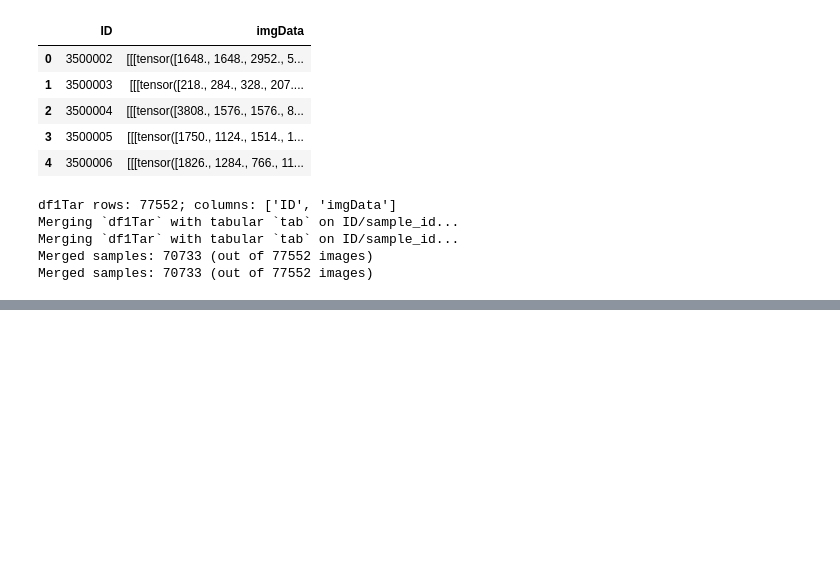
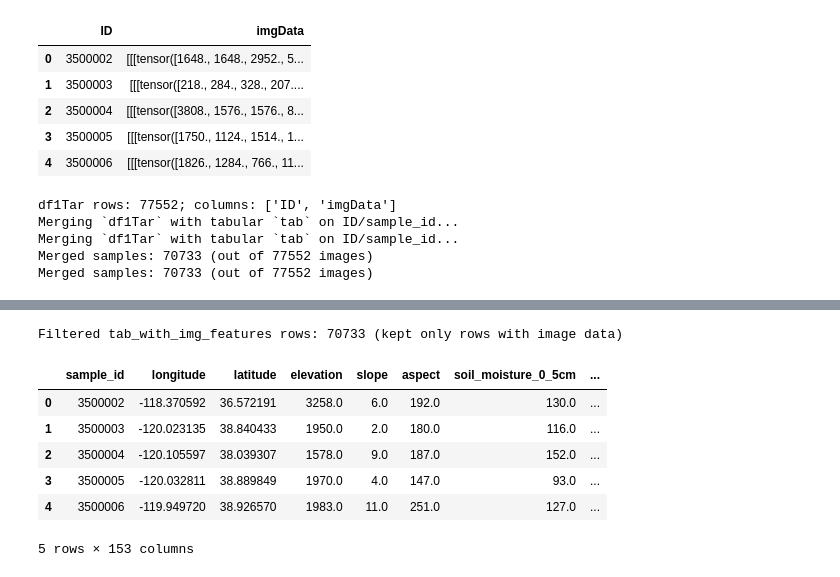
Before and after one commit to awilliams101111/dst-group-work, a Jupyter notebook: GlobalGeoTree/image_model.ipynb, the cells around one changed output, grey strips where cells are left out. Cells and saved outputs as stored; diff of their text form; code cells hidden in the pictures; blank space fills up the shorter version.

```diff
--- a/GlobalGeoTree/image_model.ipynb
+++ b/GlobalGeoTree/image_model.ipynb
@@ -161,0 +139,14 @@ Merged samples: 70733 (out of 77552 images)
+# %%
+# Filter to rows where the merge produced an `ID` (these rows have image data)
+tab_with_img_features = tab_with_img_features[tab_with_img_features['ID'].notna()].reset_index(drop=True)
+print(f'Filtered tab_with_img_features rows: {len(tab_with_img_features)} (kept only rows with image data)')
+tab_with_img_features.head()
+# %% [output]
+Filtered tab_with_img_features rows: 70733 (kept only rows with image data)
+|  | sample_id | longitude | latitude | elevation | slope | aspect | soil_moisture_0_5cm | ... |
+| 0 | 3500002 | -118.370592 | 36.572191 | 3258.0 | 6.0 | 192.0 | 130.0 | ... |
+| 1 | 3500003 | -120.023135 | 38.840433 | 1950.0 | 2.0 | 180.0 | 116.0 | ... |
+| 2 | 3500004 | -120.105597 | 38.039307 | 1578.0 | 9.0 | 187.0 | 152.0 | ... |
+| 3 | 3500005 | -120.032811 | 38.889849 | 1970.0 | 4.0 | 147.0 | 93.0 | ... |
+| 4 | 3500006 | -119.949720 | 38.926570 | 1983.0 | 11.0 | 251.0 | 127.0 | ... |
+5 rows × 153 columns
```
Also changed, not shown: parts of 2 cells of this notebook.
